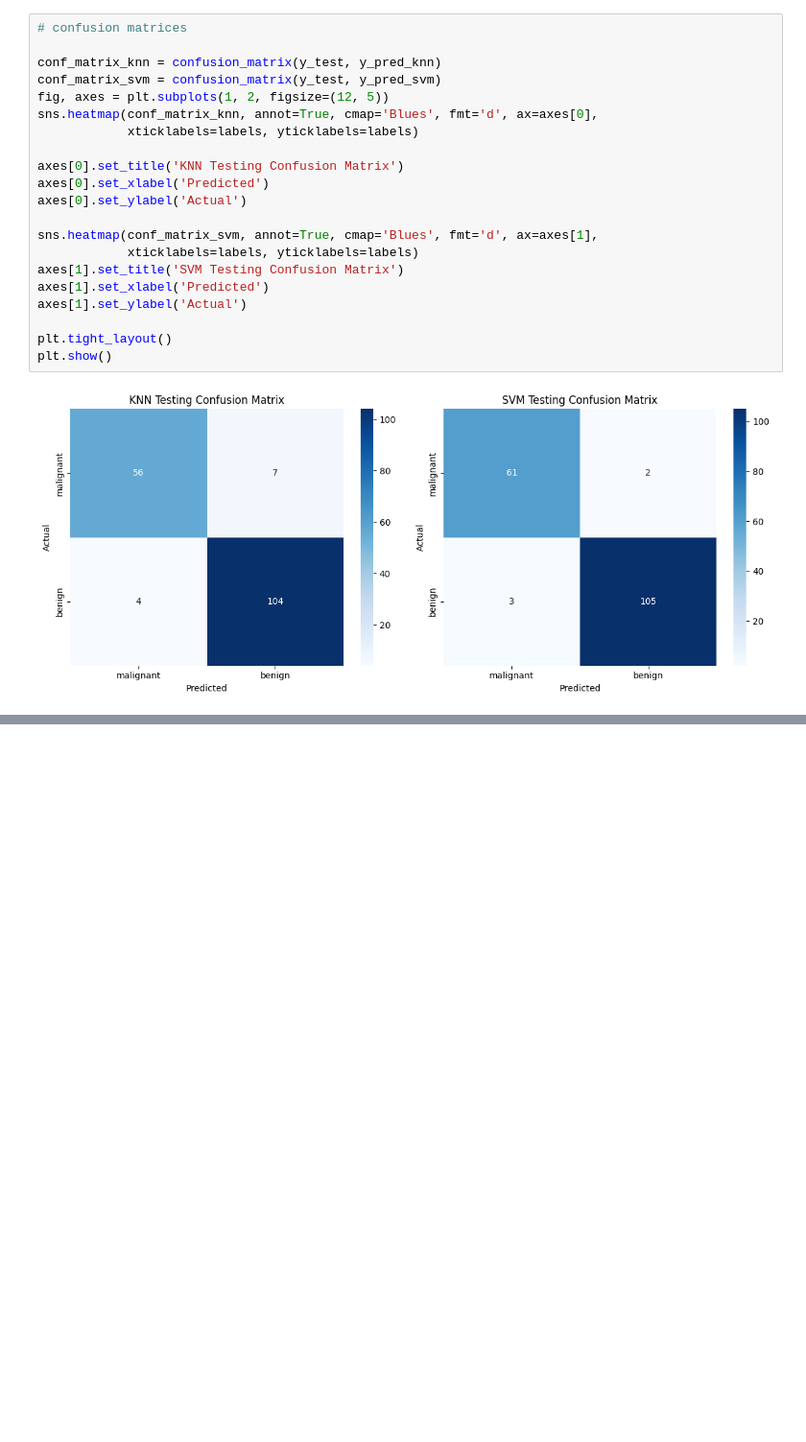
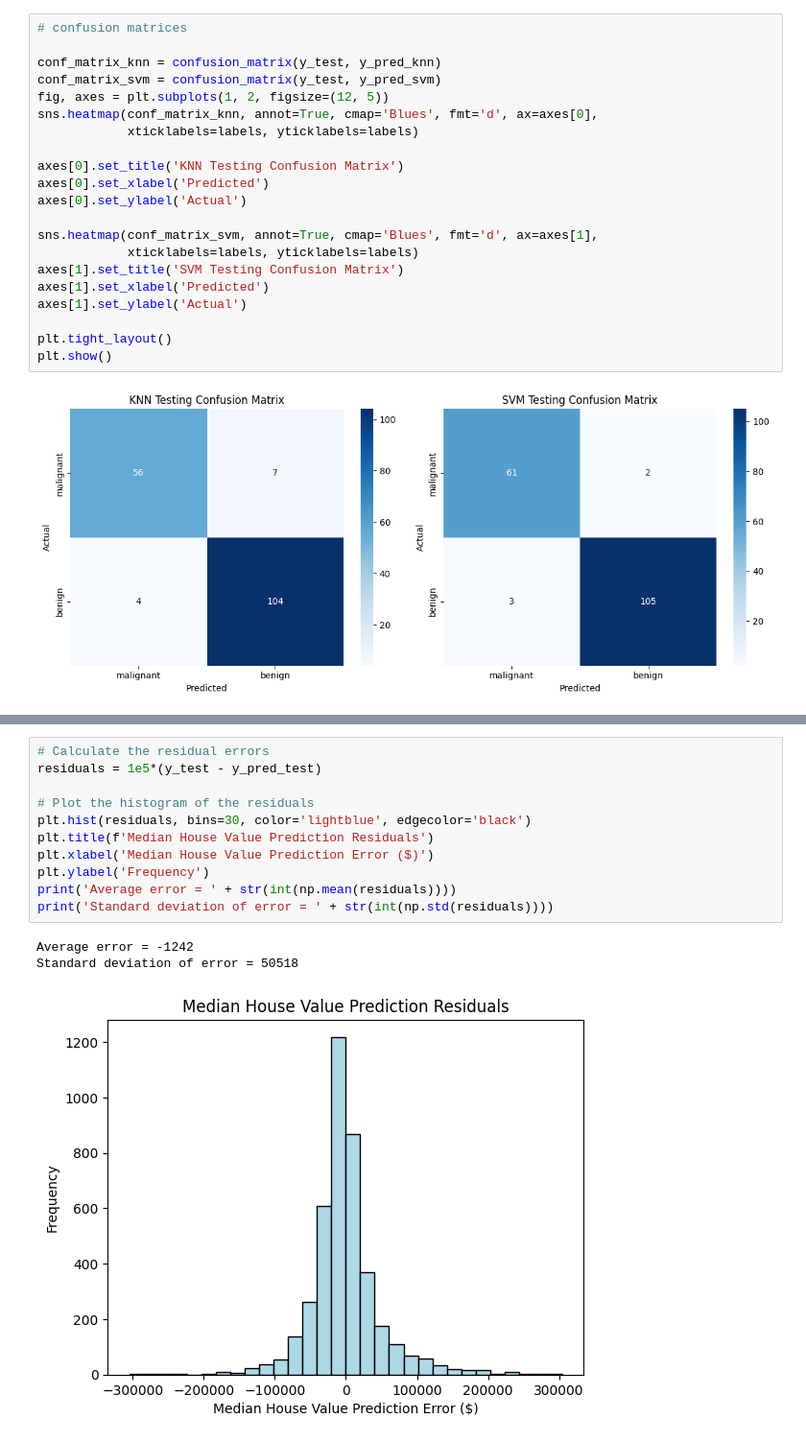
Before and after one commit to ElsonFilho/Python-Machine-Learning-Complete-Guide, a Jupyter notebook: notebooks/Model_Evaluation_Validation.ipynb, the cells around one changed output, grey strips where cells are left out. Shown at 96% size. Cells and saved outputs as stored; diff of their text form; blank space fills up the shorter version.

```diff
--- a/notebooks/Model_Evaluation_Validation.ipynb
+++ b/notebooks/Model_Evaluation_Validation.ipynb
@@ -219,0 +345,15 @@ SVM outperformed KNN in terms of precision, recall, and F1-score for both for th
+# %%
+# Calculate the residual errors
+residuals = 1e5*(y_test - y_pred_test)
+
+# Plot the histogram of the residuals
+plt.hist(residuals, bins=30, color='lightblue', edgecolor='black')
+plt.title(f'Median House Value Prediction Residuals')
+plt.xlabel('Median House Value Prediction Error ($)')
+plt.ylabel('Frequency')
+print('Average error = ' + str(int(np.mean(residuals))))
+print('Standard deviation of error = ' + str(int(np.std(residuals))))
+# %% [output]
+Average error = -1242
+Standard deviation of error = 50518
+[figure, added]
```
Also changed, not shown: parts of 31 cells of this notebook.
